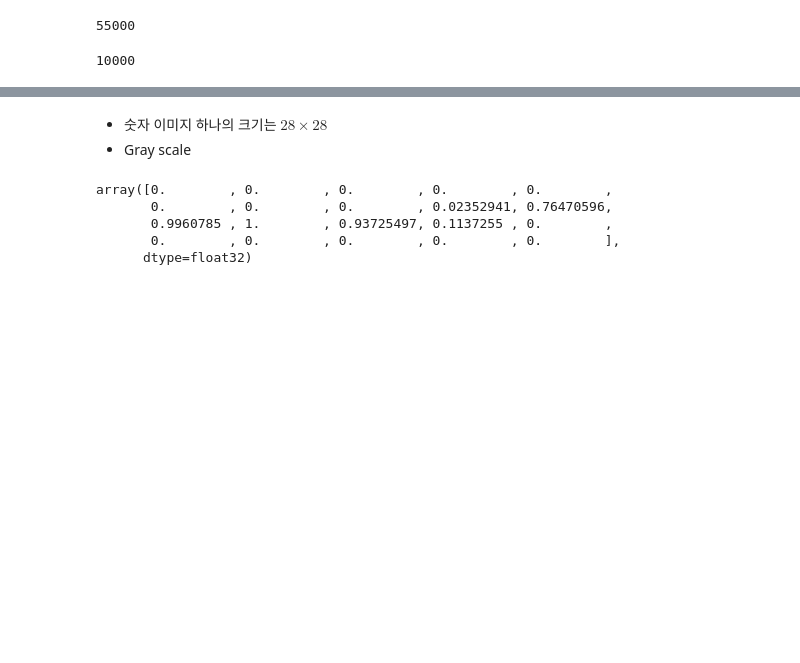
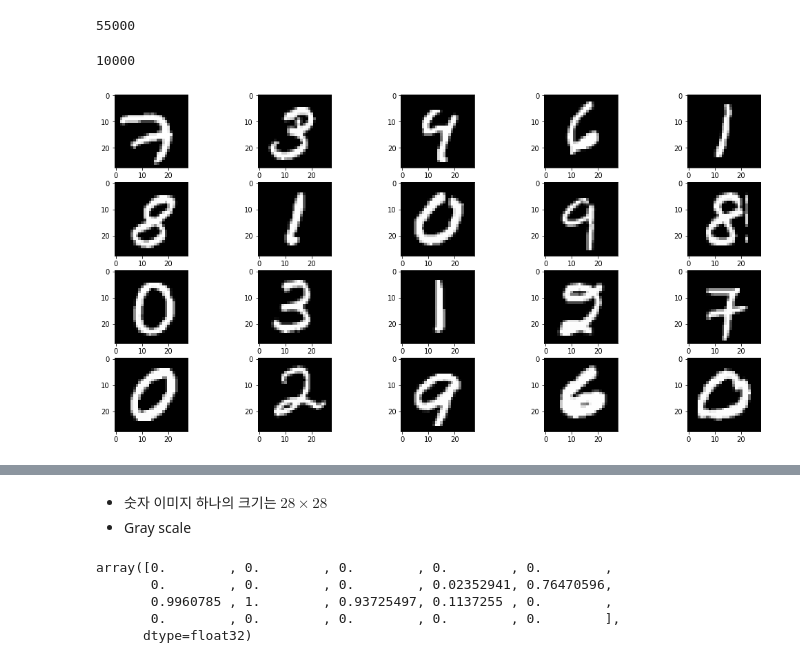
Before and after one commit to jongukim/notebooks-deep-learning, a Jupyter notebook: 4. MNIST.ipynb, the cells around one changed output, grey strips where cells are left out. Drawn from its saved outputs; the diff is of its cells as text; code cells hidden in the pictures; blank space fills up the shorter version.

```diff
--- a/4. MNIST.ipynb
+++ b/4. MNIST.ipynb
@@ -29,4 +27,14 @@ mnist.train.num_examples
 mnist.test.num_examples
 # %% [output]
 10000
+# %%
+plt.rcParams["figure.figsize"] = [18, 9]
+for i in range(4):
+    for j in range(5):
+        idx = i*5 + j
+        plt.subplot(4, 5, idx+1)
+        plt.imshow(np.reshape(train_data[idx], [28, 28]), cmap='gray')
+plt.show()
+# %% [output]
+[figure, added]
 # %%
```
Also changed, not shown: parts of 2 cells of this notebook, 4 other files.
